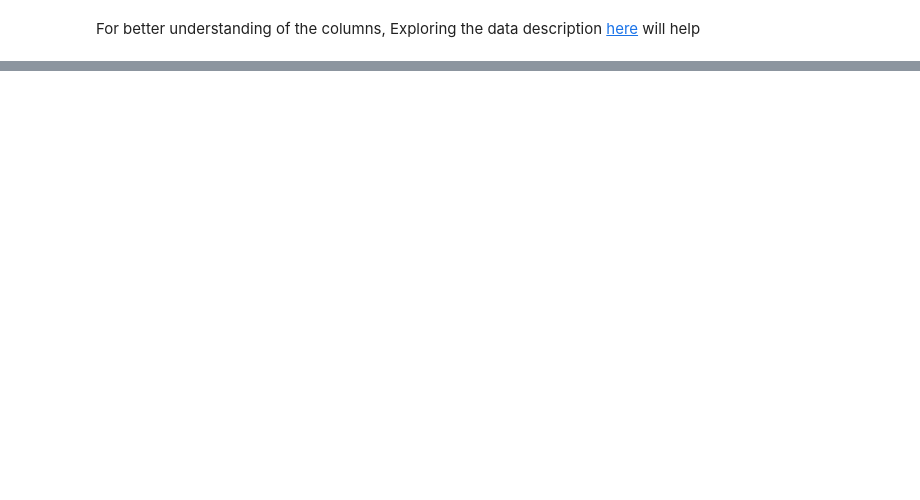
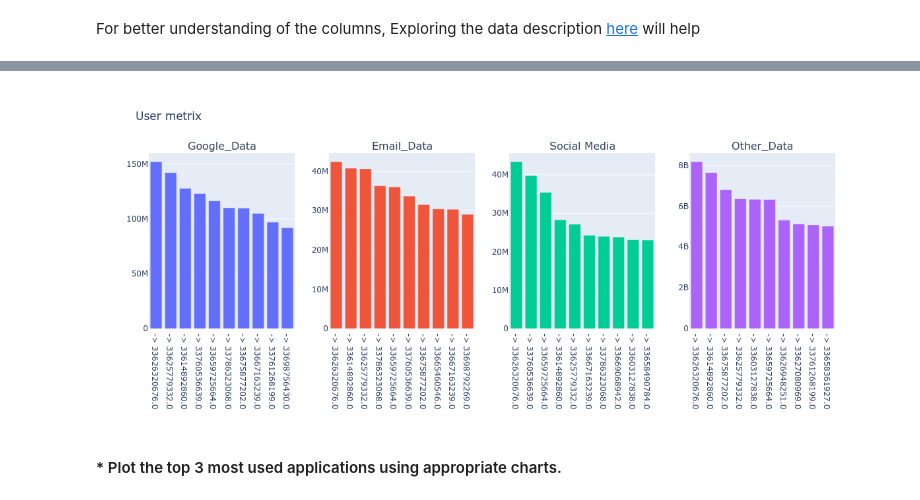
Before and after one commit to BirhanuGebisa/Telecom-User-Analytics, a Jupyter notebook: notebooks/Task2_User_Engagement_analysis.ipynb, the cells around one changed output, grey strips where cells are left out. Drawn from its saved outputs; the diff is of its cells as text; code cells hidden in the pictures; blank space fills up the shorter version.

```diff
--- a/notebooks/Task2_User_Engagement_analysis.ipynb
+++ b/notebooks/Task2_User_Engagement_analysis.ipynb
@@ -649,0 +419,7 @@ sns.pairplot(dfPair, hue = 'race', diag_kind = 'kde',
+# %%
+mult_hist([Google_Data, Email_Data, Social_Media, Other_Data], 1,
+          4, "User metrix", [ "Google_Data", "Email_Data", "Social Media", "Other_Data"])
+# %% [output]
+[figure, added]
+# %% [markdown]
+#### * Plot the top 3 most used applications using appropriate charts.
```
Also changed, not shown: parts of 135 cells of this notebook.
